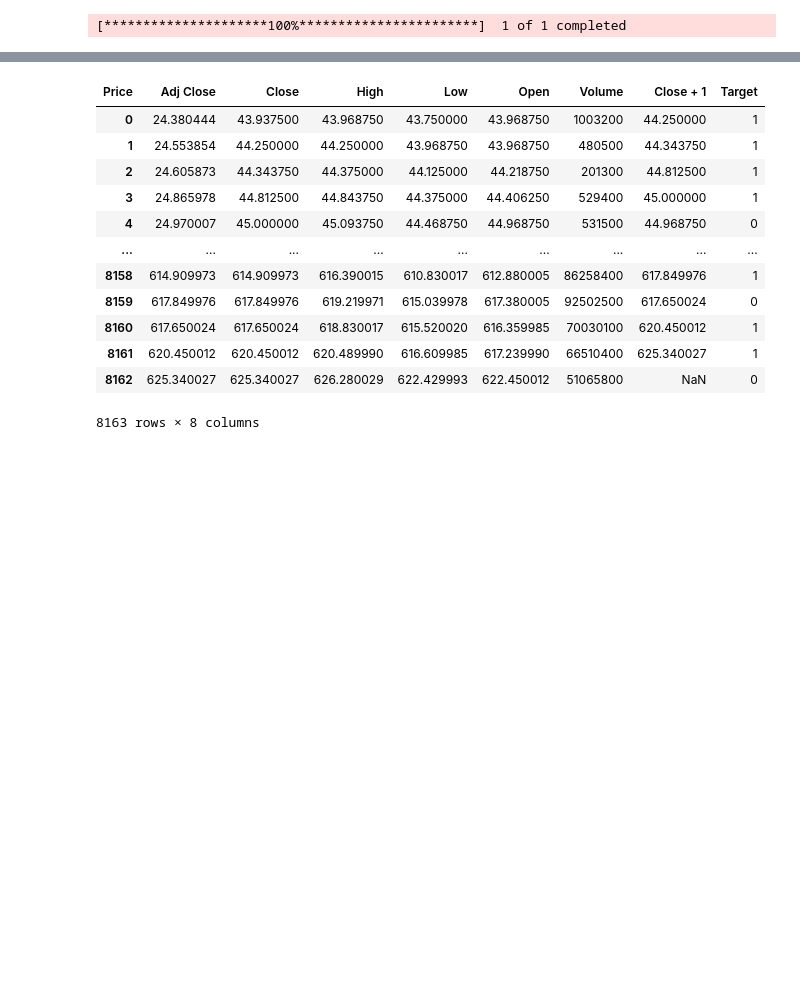
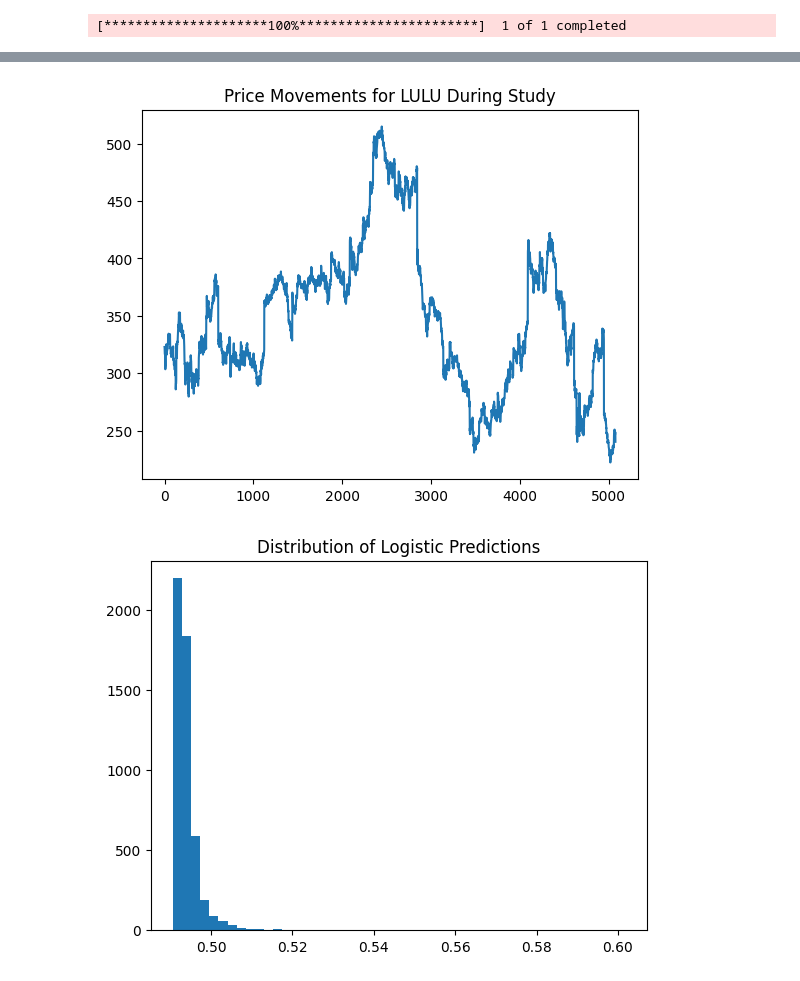
Before and after one commit to franciskamande-ai/MODELS, a Jupyter notebook: Reg_Logistic.ipynb, the cells around one changed output, grey strips where cells are left out. Saved outputs shown, nothing was run; the diff lists cells and outputs as text; code cells hidden in the pictures; blank space fills up the shorter version.

```diff
--- a/Reg_Logistic.ipynb
+++ b/Reg_Logistic.ipynb
@@ -7,6 +9,6 @@ import statsmodels.api as sm
 # %%
-TICKER = 'SPY'
-INTERVAL='1d'
+TICKER = 'LULU'
+INTERVAL='1h'
 
 # set period based on interval
 if INTERVAL == '1h':
@@ -15,11 +17,14 @@ else:
     PERIOD = 'max'
 
 SHIFT = 1
+MACD_FAST = 12
+MACD_SLOW = 27
+MACD_SPAN = 9
 
 # what subsetion of that data are you interested in
 LOOKBACK = 10000
 
-STRATEGY = ['Open', 'High', 'Low', 'Close', 'Volume']
+STRATEGY = ['Volume', 'MACD_hist']
 
 def get_data(ticker=TICKER, lookback=LOOKBACK, interval=INTERVAL):
 
@@ -31,8 +36,28 @@ def get_data(ticker=TICKER, lookback=LOOKBACK, interval=INTERVAL):
     df = df.reset_index(drop=True)
 
     # only return the subset of data you are interested in
-    return df.iloc[-lookback:, :]
+    subset = df.iloc[-lookback:, :]
+    plt.figure()
+    plt.plot(subset['Close'])
+    plt.title(f'Price Movements for {ticker} During Study')
 
+    return subset
+
+def add_MACD(df, fast=MACD_FAST, slow=MACD_SLOW, span=MACD_SPAN):
+
+    df[f'{fast}_ema'] = df['Close'].ewm(span=fast).mean()
+    df[f'{slow}_ema'] = df['Close'].ewm(span=slow).mean()
+
+    # macd line is the difference betweent he fast and slow
+    df[f'MACD'] = df[f'{fast}_ema'] - df[f'{slow}_ema']
+
+    # macd signal is a 9-period moving average of this line
+    df['Signal'] = df['MACD'].ewm(span=span).mean()
+
+    # MACD histogram is almost always what is used in TA
+    df['MACD_hist'] = df['MACD'] - df['Signal']
+
+    return df
 
 # define the target variable (also called dependent variable, or y)
 def add_target(df, shift=SHIFT):
@@ -54,19 +79,45 @@ def generate_regression_output(df, features=STRATEGY, target='Target'):
     X_with_const = sm.add_constant(X)
     model = sm.Logit(y, X_with_const).fit()
 
+    y_pred_prob = model.predict(X_with_const)
+
+    plt.figure()
+    plt.hist(y_pred_prob, bins=50)
+    plt.title('Distribution of Logistic Predictions')
+
+    y_pred = (y_pred_prob > .5).astype(int)
+
     # Console summary
     print(model.summary())
 
+    df['Prediction'] = y_pred
+
+    return df
+
+def add_confusion_matrix(df):
+
+    cm = confusion_matrix(df['Target'], df['Prediction'])
+    labels = ['Down (0)', 'Up (1)']
+
+    cm_df = pd.DataFrame(cm, index=labels, columns=labels)
+    plt.figure()
+
+    sns.heatmap(cm_df, annot=True, cmap='Blues')
+    plt.title("Confusion Matrix")
+    plt.xlabel("Predicted")
+    plt.ylabel("Actual")
     return df
 
 def main():
     df = get_data()
+    df = add_MACD(df)
     df = add_target(df)
     df = generate_regression_output(df)
+    df = add_confusion_matrix(df)
 
     return df
 
-main()
+df = main()
 # %% [output]
 [*********************100%***********************]  1 of 1 completed
 Optimization terminated successfully.
@@ -89,13 +142,2 @@ Volume      3.088e-10   2.61e-10      1.183      0.237   -2.03e-10    8.21e-10
-| Price | Adj Close | Close | High | Low | Open | Volume | Close + 1 | Target |
-| 0 | 24.380444 | 43.937500 | 43.968750 | 43.750000 | 43.968750 | 1003200 | 44.250000 | 1 |
-| 1 | 24.553854 | 44.250000 | 44.250000 | 43.968750 | 43.968750 | 480500 | 44.343750 | 1 |
-| 2 | 24.605873 | 44.343750 | 44.375000 | 44.125000 | 44.218750 | 201300 | 44.812500 | 1 |
-| 3 | 24.865978 | 44.812500 | 44.843750 | 44.375000 | 44.406250 | 529400 | 45.000000 | 1 |
-| 4 | 24.970007 | 45.000000 | 45.093750 | 44.468750 | 44.968750 | 531500 | 44.968750 | 0 |
-| ... | ... | ... | ... | ... | ... | ... | ... | ... |
-| 8158 | 614.909973 | 614.909973 | 616.390015 | 610.830017 | 612.880005 | 86258400 | 617.849976 | 1 |
-| 8159 | 617.849976 | 617.849976 | 619.219971 | 615.039978 | 617.380005 | 92502500 | 617.650024 | 0 |
-| 8160 | 617.650024 | 617.650024 | 618.830017 | 615.520020 | 616.359985 | 70030100 | 620.450012 | 1 |
-| 8161 | 620.450012 | 620.450012 | 620.489990 | 616.609985 | 617.239990 | 66510400 | 625.340027 | 1 |
-| 8162 | 625.340027 | 625.340027 | 626.280029 | 622.429993 | 622.450012 | 51065800 | NaN | 0 |
-8163 rows × 8 columns
+[figure, added]
+[figure, added]
```
Also changed, not shown: parts of 2 cells of this notebook, 18 other files.
